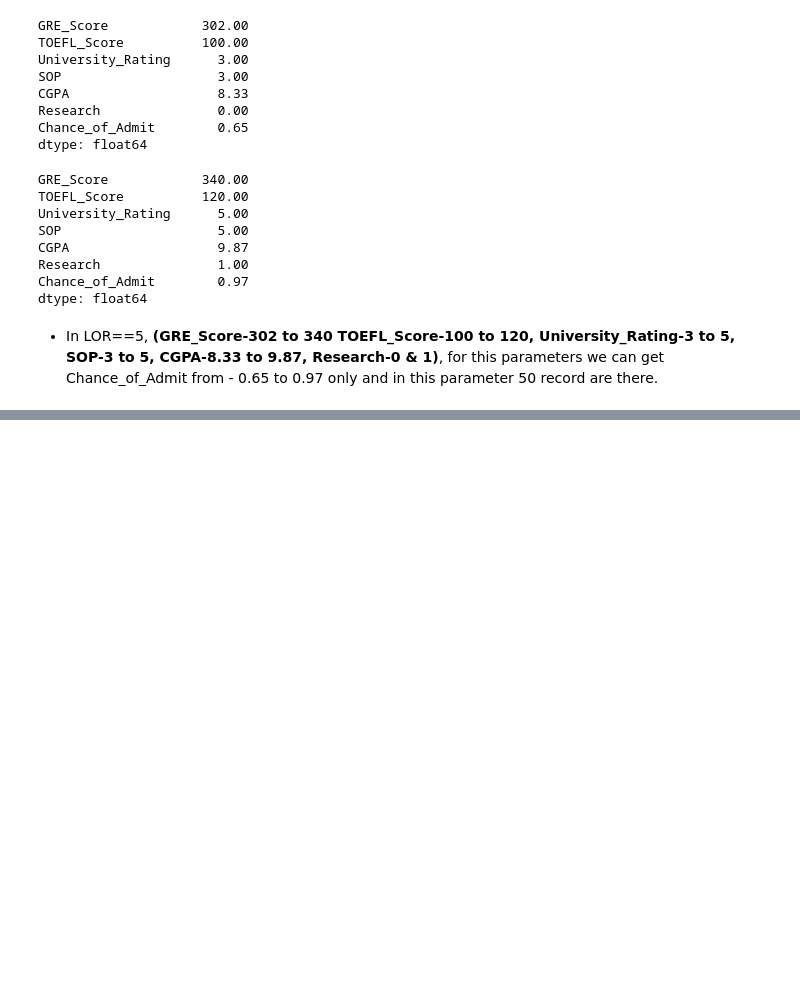
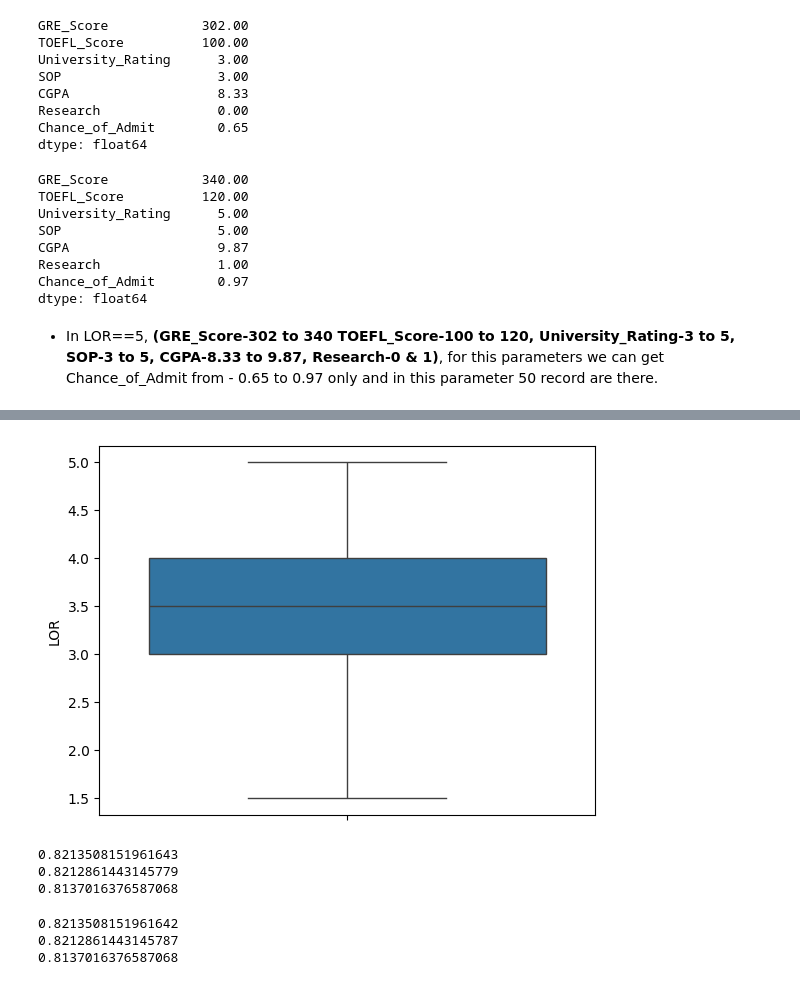
Before and after one commit to manojkumar211/admission-predict, a Jupyter notebook: experiment/admission.ipynb, the cells around one changed output, grey strips where cells are left out. Saved outputs shown, nothing was run; the diff lists cells and outputs as text; code cells hidden in the pictures; blank space fills up the shorter version.

```diff
--- a/experiment/admission.ipynb
+++ b/experiment/admission.ipynb
@@ -1884,0 +2246,40 @@ dtype: float64
+# %%
+class lor_outliers:
+
+
+
+    lor_q1=ds['LOR'].quantile(q=0.25)
+    lor_q2=ds['LOR'].quantile(q=0.50)
+    lor_q3=ds['LOR'].quantile(q=0.75)
+
+
+    lor_iqr=lor_q3-lor_q1
+
+    lor_lower_bound=lor_q1-(1.5*lor_iqr)
+
+    lor_upper_bound=lor_q3+(1.5*lor_iqr)
+
+
+    def __init__(self,lor_q1,lor_q2,lor_q3,lor_iqr,lor_lower_bound,lor_upper_bound):
+
+        self.lor_q1=lor_q1
+        self.lor_q2=lor_q2
+        self.lor_q3=lor_q3
+        self.lor_iqr=lor_iqr
+        self.lor_lower_bound=lor_lower_bound
+        self.lor_upper_bound=lor_upper_bound
+
+
+
+    def lor_quantile_one(self):
+        return self.lor_q1
+    def lor_quantile_two(self):
+        return self.lor_q2
+    def lor_quantile_three(self):
+        return self.lor_q3
+    def lor_inter_quantile_range(self):
+        return self.lor_iqr
+    def lor_lower_fen(self):
+        return self.lor_lower_bound
+    def lor_upper_fen(self):
+        return self.lor_upper_bound
@@ -1884,0 +2315,2 @@ dtype: float64
+# %%
+ds['LOR']=ds['LOR'].clip(lower=lor_outliers.lor_lower_bound,upper=lor_outliers.lor_upper_bound)
@@ -1884,0 +2333,5 @@ dtype: float64
+# %%
+sns.boxplot(data=ds['LOR'])
+plt.show()
+# %% [output]
+[figure, added]
@@ -1884,0 +2427,8 @@ dtype: float64
+# %%
+print(Linear_Regression.R2_train_score)
+print(Linear_Regression.R2_test_score)
+print(Linear_Regression.cross_score.mean())
+# %% [output]
+0.8213508151961643
+0.8212861443145779
+0.8137016376587068
@@ -1884,0 +2513,8 @@ dtype: float64
+# %%
+print(Poly_Regression.R2_train_score_poly)
+print(Poly_Regression.R2_test_score_poly)
+print(Poly_Regression.cross_score_poly.mean())
+# %% [output]
+0.8213508151961642
+0.8212861443145787
+0.8137016376587068
```
Also changed, not shown: parts of 45 cells of this notebook, 9 other files.
